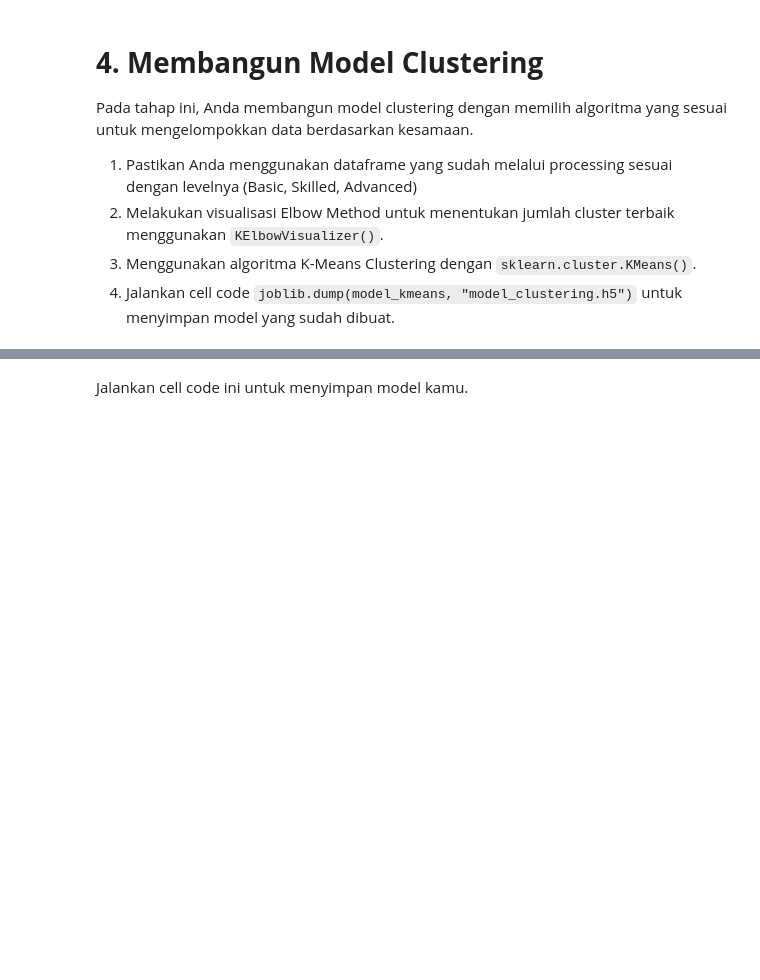
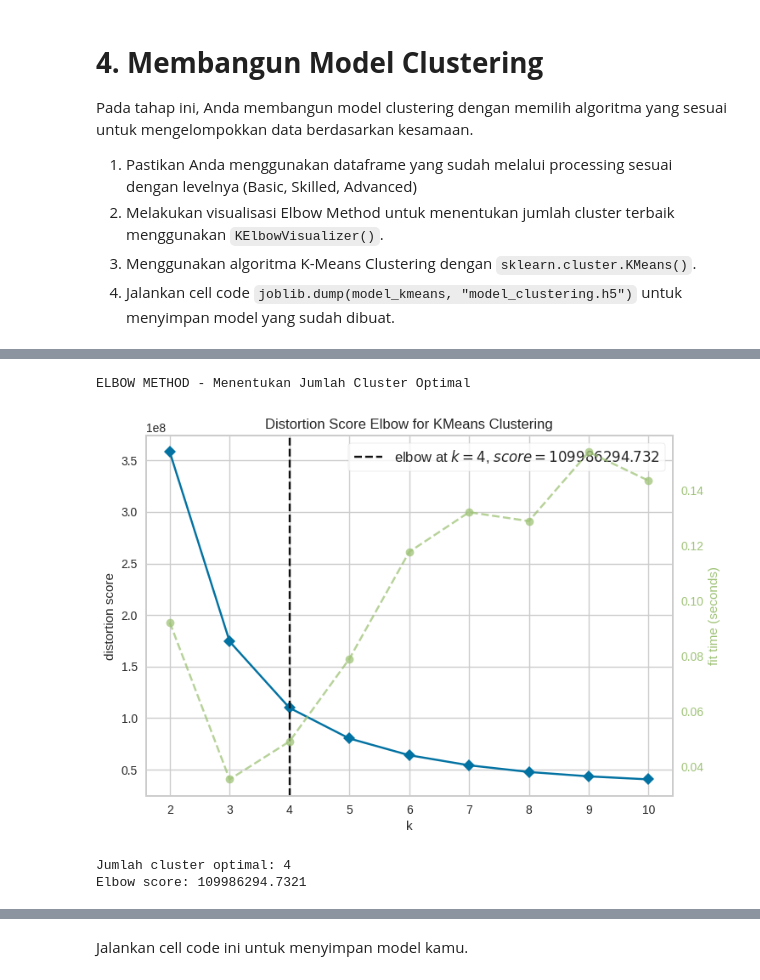
Before and after one commit to amrrmadhn/bmlp-dicoding, a Jupyter notebook: Clustering/[Clustering] Submission Akhir BMLP_Ammar Ramadhan.ipynb, the cells around one changed output, grey strips where cells are left out. Saved outputs shown, nothing was run; the diff lists cells and outputs as text; code cells hidden in the pictures; blank space fills up the shorter version.

```diff
--- a/Clustering/[Clustering] Submission Akhir BMLP_Ammar Ramadhan.ipynb
+++ b/Clustering/[Clustering] Submission Akhir BMLP_Ammar Ramadhan.ipynb
@@ -452,3 +452,5 @@ df_scaled.isnull().sum()
 dtype: int64
 # %%
 # Menangani data yang hilang (bisa menggunakan dropna() atau metode imputasi fillna()).
+df_scaled = df_scaled.fillna(df_scaled.median())
+df_scaled.info()
@@ -457,2 +486,4 @@ dtype: int64
 # %%
 # Menghapus data duplikat menggunakan drop_duplicates().
+df_scaled = df_scaled.drop_duplicates()
+df_scaled.duplicated().sum()
@@ -487,0 +671,27 @@ Pada tahap ini, Anda membangun model clustering dengan memilih algoritma yang se
+# %%
+# Melakukan visualisasi Elbow Method menggunakan KElbowVisualizer()
+# Inisialisasi model KMeans
+model = KMeans(random_state=42, n_init=10) # Added n_init to suppress warning
+
+# Drop the original string columns created during binning
+df_scaled_numeric = df_scaled.drop(columns=['CustomerAge_Group', 'TransactionAmount_Group'])
+
+# Visualisasi Elbow Method
+visualizer = KElbowVisualizer(model, k=(2, 11))
+
+print("ELBOW METHOD - Menentukan Jumlah Cluster Optimal")
+
+# Fit data ke visualizer
+visualizer.fit(df_scaled_numeric)
+
+# Tampilkan plot
+visualizer.show()
+
+# Menampilkan nilai k optimal
+print(f"\nJumlah cluster optimal: {visualizer.elbow_value_}")
+print(f"Elbow score: {visualizer.elbow_score_:.4f}")
+# %% [output]
+ELBOW METHOD - Menentukan Jumlah Cluster Optimal
+[figure, added]
+Jumlah cluster optimal: 4
+Elbow score: 109986294.7321
```
Also changed, not shown: parts of 25 cells of this notebook.
